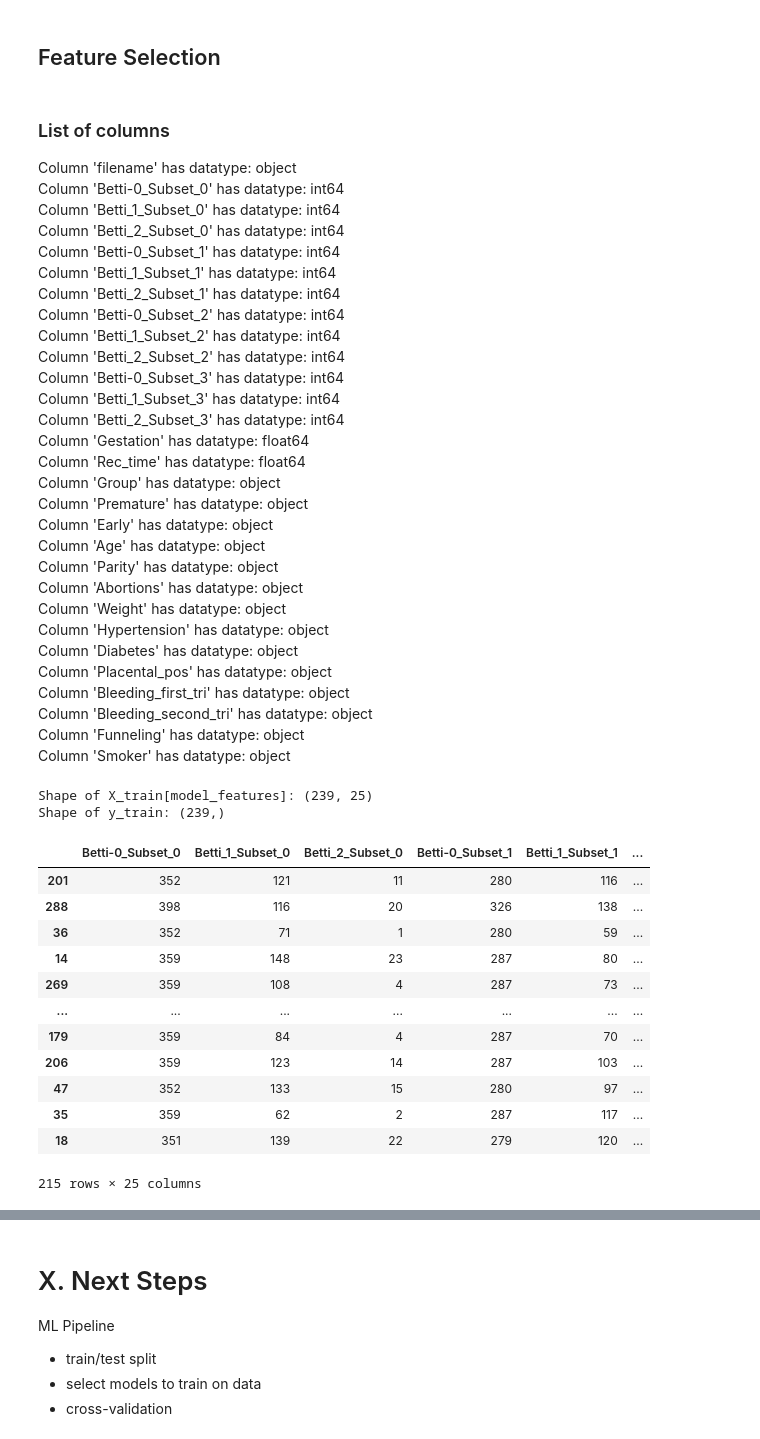
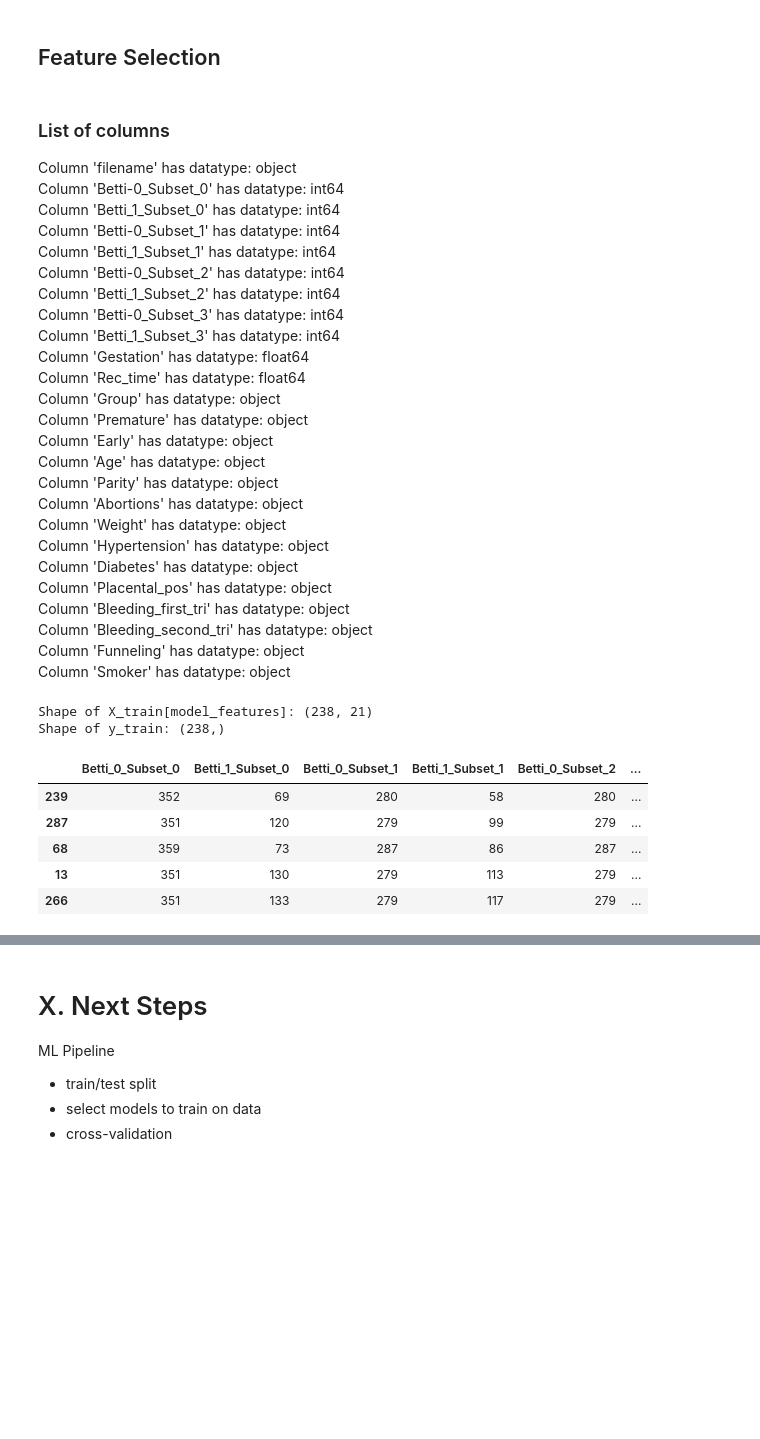
Before and after one commit to kgrillaert/ehg_tda, a Jupyter notebook: Tushar/EHG_Preterm.ipynb, the cells around one changed output, grey strips where cells are left out. Saved outputs shown, nothing was run; the diff lists cells and outputs as text; code cells hidden in the pictures; blank space fills up the shorter version.

```diff
--- a/Tushar/EHG_Preterm.ipynb
+++ b/Tushar/EHG_Preterm.ipynb
@@ -869,10 +982,10 @@ ehgdf.to_csv('cleaned_ehgdf.csv', index=False)
 # %% [markdown]
 ## Visualize data
 # %%
-# Generate a profile report
-ehgdf = pd.read_csv("cleaned_ehgdf.csv")
+# # Generate a profile report
+# ehgdf = pd.read_csv("cleaned_ehgdf.csv")
 
-profile = ProfileReport(ehgdf, title='EHG Data Profiling Report', explorative=True)
+# profile = ProfileReport(ehgdf, title='EHG Data Profiling Report', explorative=True)
 
-# Save the report to an HTML file
-profile.to_file("ehg_output_report.html")
+# # Save the report to an HTML file
+# profile.to_file("ehg_output_report.html")
@@ -1035,16 +1129,12 @@ preprocessor = ColumnTransformer(
 Column 'filename' has datatype: object
 Column 'Betti-0_Subset_0' has datatype: int64
 Column 'Betti_1_Subset_0' has datatype: int64
-Column 'Betti_2_Subset_0' has datatype: int64
 Column 'Betti-0_Subset_1' has datatype: int64
 Column 'Betti_1_Subset_1' has datatype: int64
-Column 'Betti_2_Subset_1' has datatype: int64
 Column 'Betti-0_Subset_2' has datatype: int64
 Column 'Betti_1_Subset_2' has datatype: int64
-Column 'Betti_2_Subset_2' has datatype: int64
 Column 'Betti-0_Subset_3' has datatype: int64
 Column 'Betti_1_Subset_3' has datatype: int64
-Column 'Betti_2_Subset_3' has datatype: int64
 Column 'Gestation' has datatype: float64
 Column 'Rec_time' has datatype: float64
 Column 'Group' has datatype: object
@@ -1073,24 +1163,17 @@ X_train[model_features]
 print("Shape of X_train[model_features]:", X_train[model_features].shape)
 print("Shape of y_train:", y_train.shape)
 # %% [output]
-Shape of X_train[model_features]: (239, 25)
-Shape of y_train: (239,)
+Shape of X_train[model_features]: (238, 21)
+Shape of y_train: (238,)
 # %%
-X_tt
+X_train.head()
 # %% [output]
-|  | Betti-0_Subset_0 | Betti_1_Subset_0 | Betti_2_Subset_0 | Betti-0_Subset_1 | Betti_1_Subset_1 | ... |
-| 201 | 352 | 121 | 11 | 280 | 116 | ... |
-| 288 | 398 | 116 | 20 | 326 | 138 | ... |
-| 36 | 352 | 71 | 1 | 280 | 59 | ... |
-| 14 | 359 | 148 | 23 | 287 | 80 | ... |
-| 269 | 359 | 108 | 4 | 287 | 73 | ... |
-| ... | ... | ... | ... | ... | ... | ... |
-| 179 | 359 | 84 | 4 | 287 | 70 | ... |
-| 206 | 359 | 123 | 14 | 287 | 103 | ... |
-| 47 | 352 | 133 | 15 | 280 | 97 | ... |
-| 35 | 359 | 62 | 2 | 287 | 117 | ... |
-| 18 | 351 | 139 | 22 | 279 | 120 | ... |
+|  | Betti_0_Subset_0 | Betti_1_Subset_0 | Betti_0_Subset_1 | Betti_1_Subset_1 | Betti_0_Subset_2 | ... |
+| 239 | 352 | 69 | 280 | 58 | 280 | ... |
+| 287 | 351 | 120 | 279 | 99 | 279 | ... |
+| 68 | 359 | 73 | 287 | 86 | 287 | ... |
+| 13 | 351 | 130 | 279 | 113 | 279 | ... |
+| 266 | 351 | 133 | 279 | 117 | 279 | ... |
-215 rows × 25 columns
 # %%
 # Initialize arrays to store evaluation metrics
 rf_recalls = np.zeros(kfold_splits)
```
Also changed, not shown: parts of 33 cells of this notebook.
